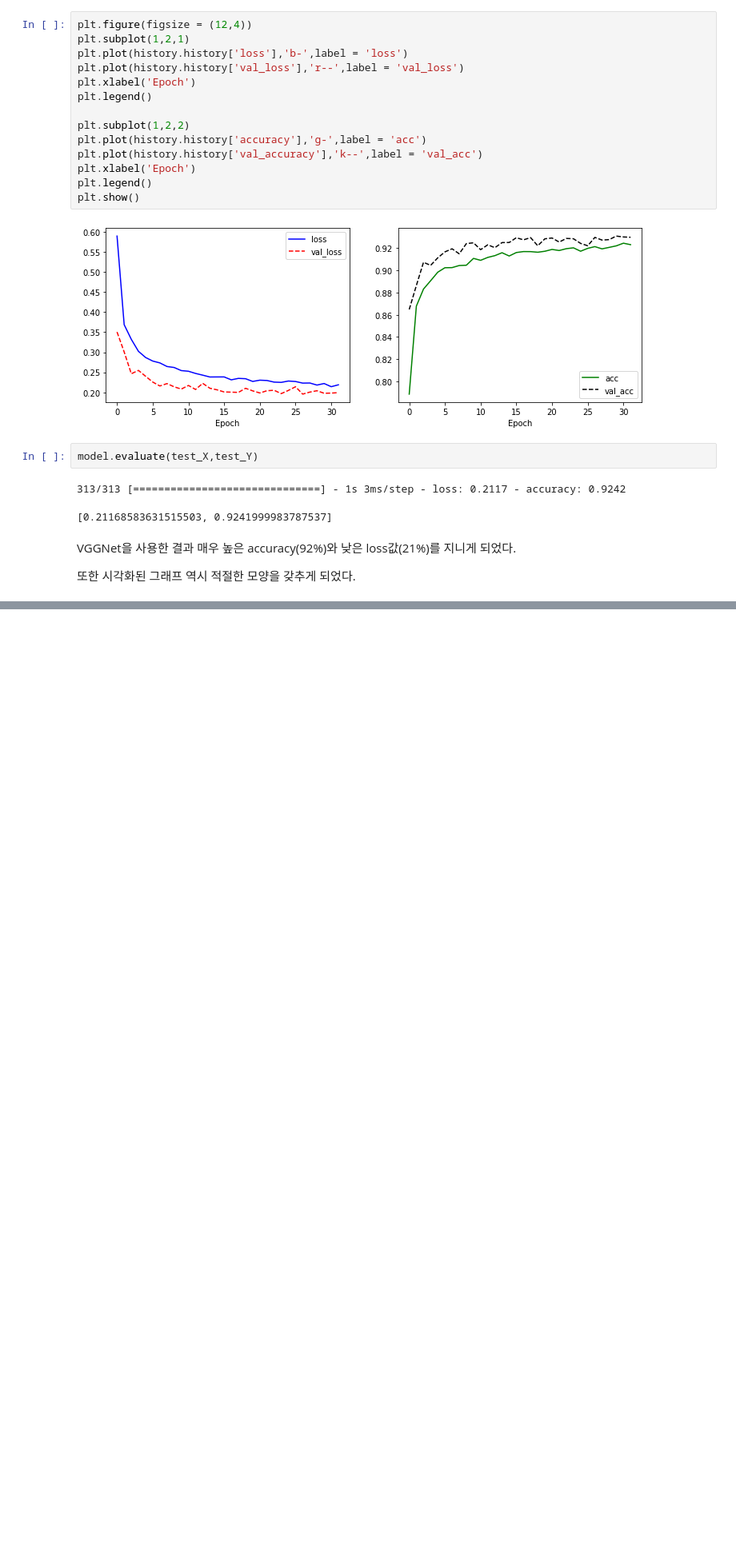
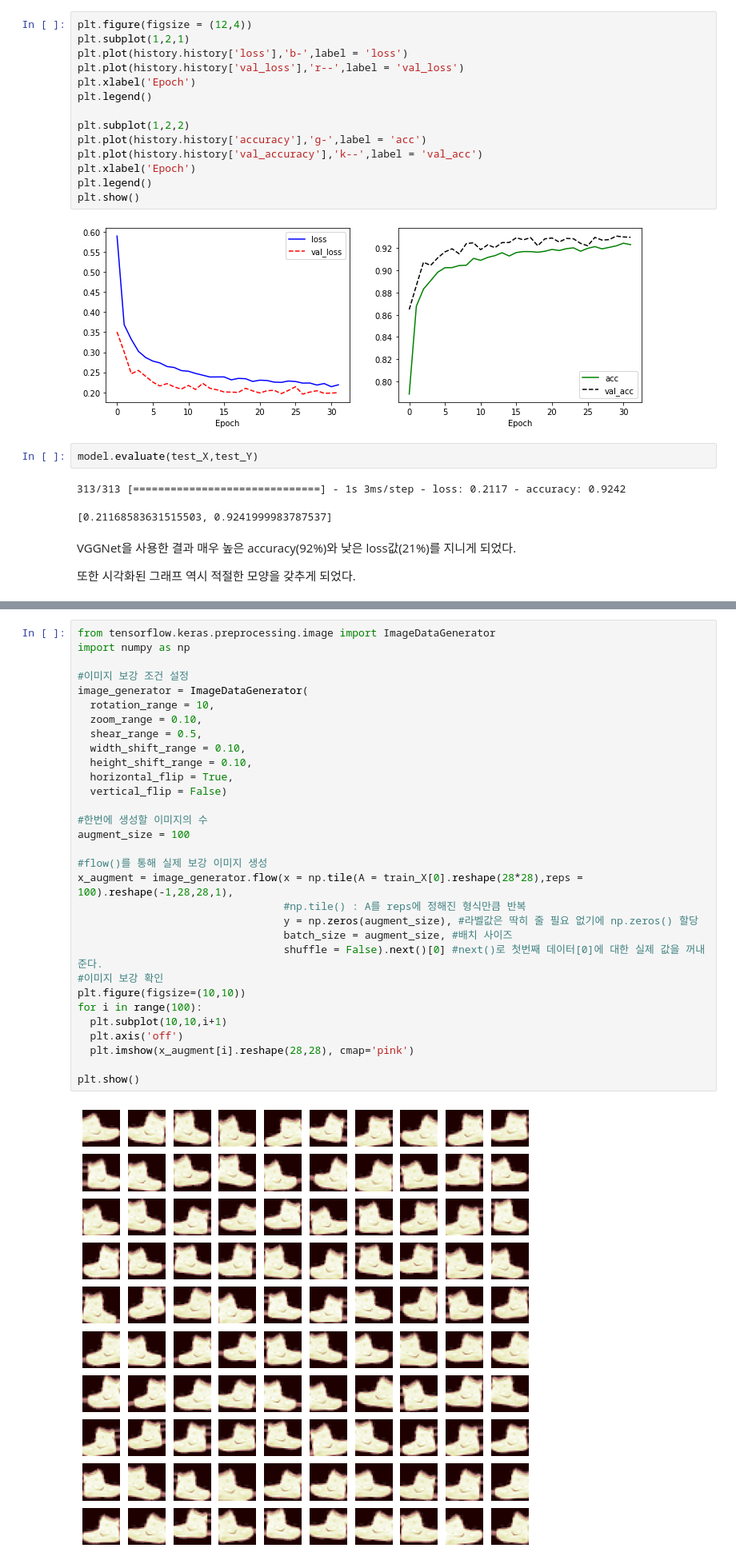
Before and after one commit to wonkwonlee/ai-study-note, a Jupyter notebook: Python-and-Data-Visualization/tf-cnn.ipynb, the cells around one changed output, grey strips where cells are left out. Shown at 80% size. Saved outputs shown, nothing was run; the diff lists cells and outputs as text; blank space fills up the shorter version.

```diff
--- a/Python-and-Data-Visualization/tf-cnn.ipynb
+++ b/Python-and-Data-Visualization/tf-cnn.ipynb
@@ -458,0 +462,33 @@ VGGNet을 사용한 결과 매우 높은 accuracy(92%)와 낮은 loss값(21%)를
+# %%
+from tensorflow.keras.preprocessing.image import ImageDataGenerator
+import numpy as np
+
+#이미지 보강 조건 설정
+image_generator = ImageDataGenerator(
+  rotation_range = 10,
+  zoom_range = 0.10,
+  shear_range = 0.5,
+  width_shift_range = 0.10,
+  height_shift_range = 0.10,
+  horizontal_flip = True,
+  vertical_flip = False)
+
+#한번에 생성할 이미지의 수
+augment_size = 100
+
+#flow()를 통해 실제 보강 이미지 생성
+x_augment = image_generator.flow(x = np.tile(A = train_X[0].reshape(28*28),reps = 100).reshape(-1,28,28,1),
+                                 #np.tile() : A를 reps에 정해진 형식만큼 반복
+                                 y = np.zeros(augment_size), #라벨값은 딱히 줄 필요 없기에 np.zeros() 할당
+                                 batch_size = augment_size, #배치 사이즈
+                                 shuffle = False).next()[0] #next()로 첫번째 데이터[0]에 대한 실제 값을 꺼내준다.
+#이미지 보강 확인
+plt.figure(figsize=(10,10))
+for i in range(100):
+  plt.subplot(10,10,i+1)
+  plt.axis('off')
+  plt.imshow(x_augment[i].reshape(28,28), cmap='pink')
+
+plt.show()
+# %% [output]
+[figure, added]
```
Also changed, not shown: parts of 8 cells of this notebook.
